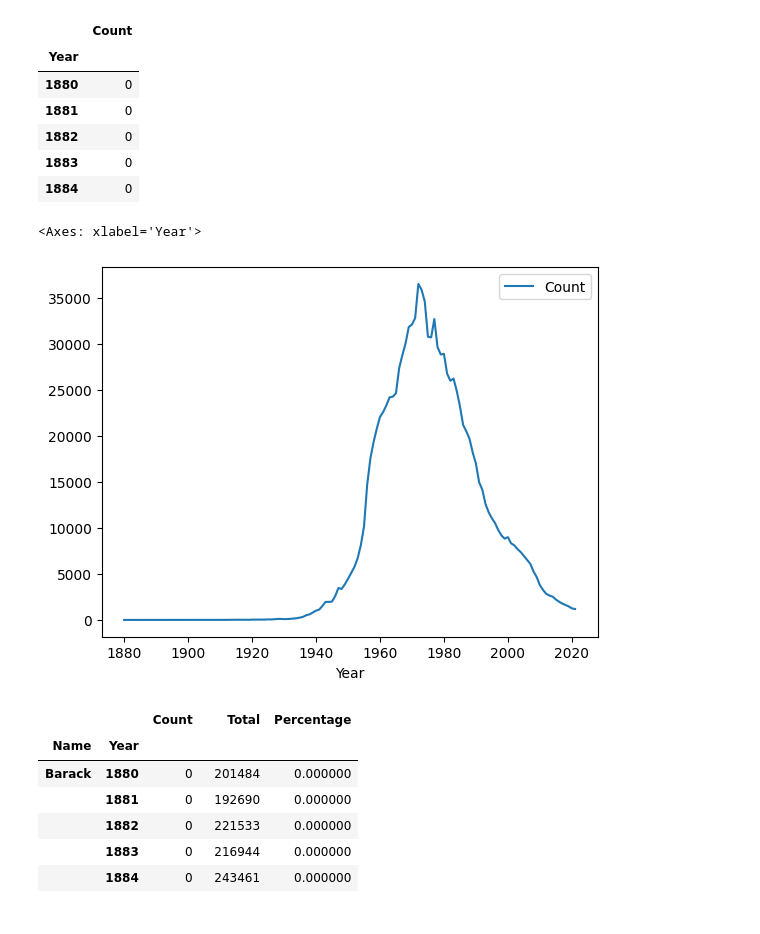
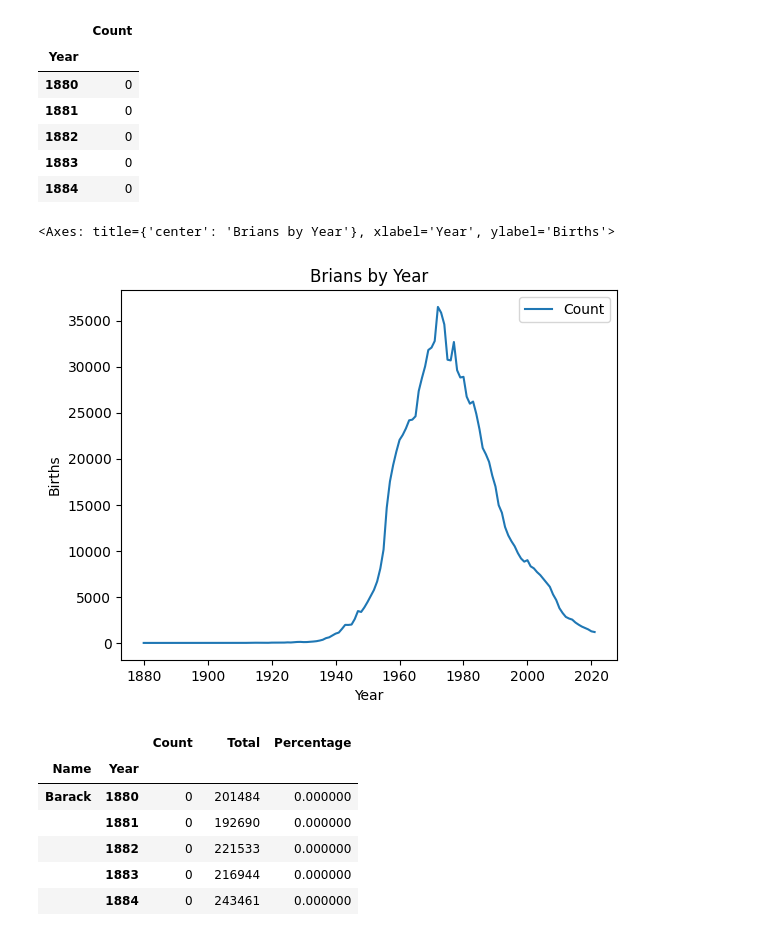
Before and after one commit to bahyali/code-ds-baby-names, a Jupyter notebook: baby_timelines.ipynb, the cells around one changed output. Saved outputs shown, nothing was run; the diff lists cells and outputs as text; code cells hidden in the pictures.

```diff
--- a/baby_timelines.ipynb
+++ b/baby_timelines.ipynb
@@ -121,10 +121,10 @@ empty_values.head()
 | 1883 | 0 |
 | 1884 | 0 |
 # %%
-pd.concat([brian_years, empty_values]).sort_index().plot()
+pd.concat([brian_years, empty_values]).sort_index().plot(title="Brians by Year", ylabel="Births")
 # %% [output]
-<Axes: xlabel='Year'>
+<Axes: title={'center': 'Brians by Year'}, xlabel='Year', ylabel='Births'>
-[figure, old version]
+[figure, new version]
 # %%
 def apply_to_group(x):
     group = x.groupby("Year").sum(numeric_only=True)
```
Also changed, not shown: parts of 7 cells of this notebook.
